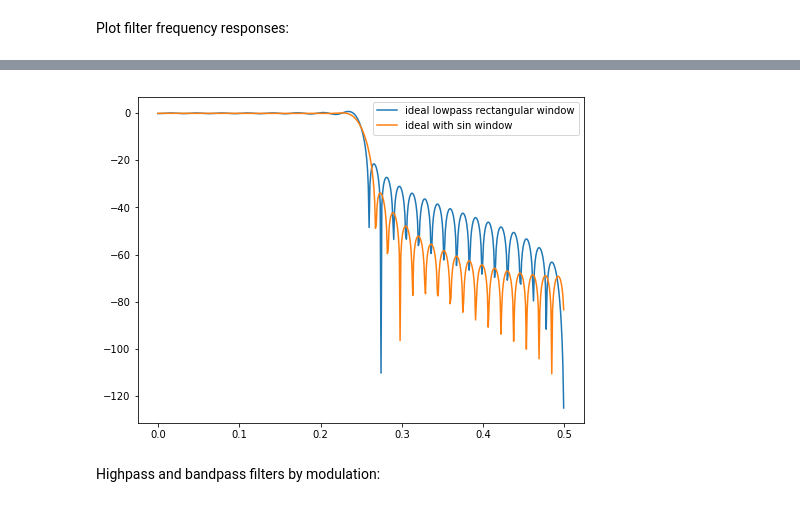
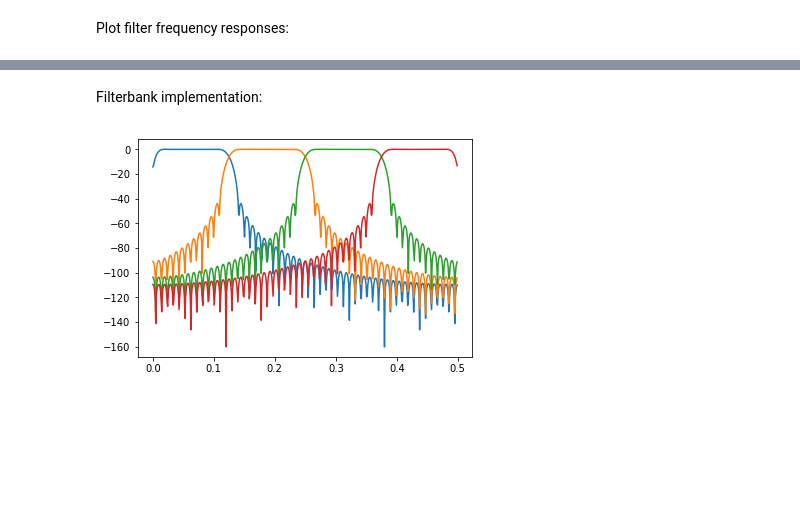
Before and after one commit to jole6826/MRSP, a Jupyter notebook: MRSP_sem2.ipynb, the cells around one changed output, grey strips where cells are left out. Drawn from its saved outputs; the diff is of its cells as text; code cells hidden in the pictures; blank space fills up the shorter version.

Commit message:
Filterbank implementation funktioniert jetzt, würde ich sagen (dank dem Buch :) )

```diff
--- a/MRSP_sem2.ipynb
+++ b/MRSP_sem2.ipynb
@@ -74,5 +98,5 @@ Definitions of window functions:
 # %%
-def raisedCosineWinow(N):
+def raisedCosWinow(N):
     n = np.arange(0,N)
     if (N%2 == 0): # even
         c = 0.5-0.5*np.cos(2*np.pi/N*(n+0.5))
@@ -92,12 +113,0 @@ Definition of ideal impulse response (sinc):
-# %%
-def sincImpulse(N,wc):
-    n = np.arange(0,N)
-    delay = (N-1)/2.0
-    h = (np.sin(wc*np.pi*(n-delay))/(np.pi*(n-delay)))
-    return h
-
-def modulator(N,w0):
-    n = np.arange(0,N)
-    delay = (N-1)/2.0
-    m = 1/np.pi*np.cos(w2*np.pi*n-delay)
-    return m
@@ -118,11 +114,23 @@ plt.show()
+# %% [markdown]
+Filterbank implementation:
+# %%
+def createFilterbank(nBands,nTabs):
+    """Function to create a cosine modulated filterbank with nBands subbands and nTabs coefficients.
+    It uses a raised cosine window function."""
+    wLp = np.pi/(2*nBands)
+    prototype = sincImpulse(nTabs, wLp) * raisedCosWinow(nTabs)
+    fb = []
+    for i in range(0,nBands):
+        mod = cosModulator(nTabs, (2*i+1) * np.pi/(2*nBands))
+        fb.append(2 * prototype * mod)
+
+    return fb
+# %%
+FB = createFilterbank(4,104)
 # %%
-w1,h1 = sig.freqz(hIdeal)
-w,h = sig.freqz(hIdeal*wSin)
-plt.plot(w1/(2*np.pi),20*np.log10(np.abs(h1)))
-plt.plot(w/(2*np.pi),20*np.log10(np.abs(h)))
-plt.legend(['ideal lowpass rectangular window', 'ideal with sin window'])
+for h in FB:
+    W,H = sig.freqz(h)
+    plt.plot(w/(2*np.pi),20*np.log10(np.abs(H)))
 plt.show()
 # %% [output]
-[figure, old version]
+[figure, new version]
-# %% [markdown]
-Highpass and bandpass filters by modulation:
```
Also changed, not shown: parts of 12 cells of this notebook, 1 other file.
